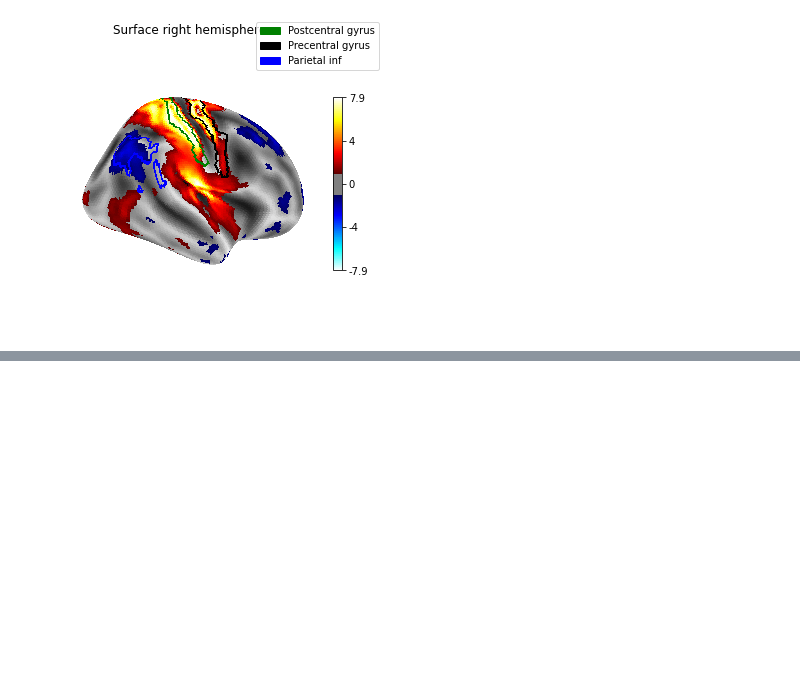
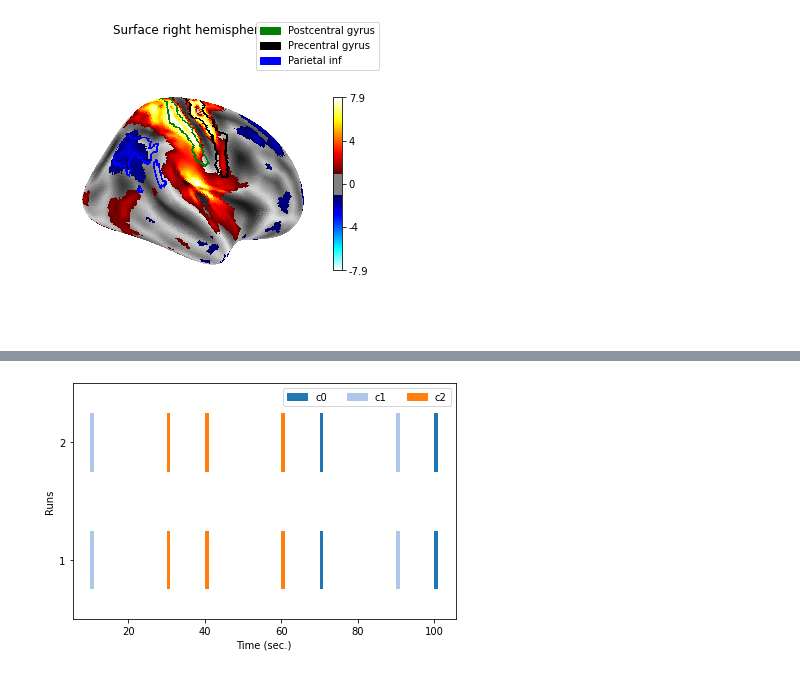
Before and after one commit to nilearn/dev-days-2021, a Jupyter notebook: Notebooks/introduction_whatsnew/plotting.ipynb, the cells around one changed output, grey strips where cells are left out. Cells and saved outputs as stored; diff of their text form; code cells hidden in the pictures; blank space fills up the shorter version.

```diff
--- a/Notebooks/introduction_whatsnew/plotting.ipynb
+++ b/Notebooks/introduction_whatsnew/plotting.ipynb
@@ -329,0 +367,11 @@ display.show()
+# %%
+import pandas as pd
+import matplotlib.pyplot as plt
+
+conditions = ['c0', 'c0', 'c0', 'c1', 'c1', 'c1', 'c2', 'c2', 'c2']
+onsets = [30, 70, 100, 10, 30, 90, 30, 40, 60]
+durations = 1 * np.ones(9)
+events = 2 * [pd.DataFrame({'trial_type': conditions,
+                            'onset': onsets,
+                            'duration': durations})]
+events
@@ -329,0 +399,5 @@ display.show()
+# %%
+plot_event(events)
+plt.show()
+# %% [output]
+[figure, added]
```
Also changed, not shown: parts of 15 cells of this notebook, 4 other files.
